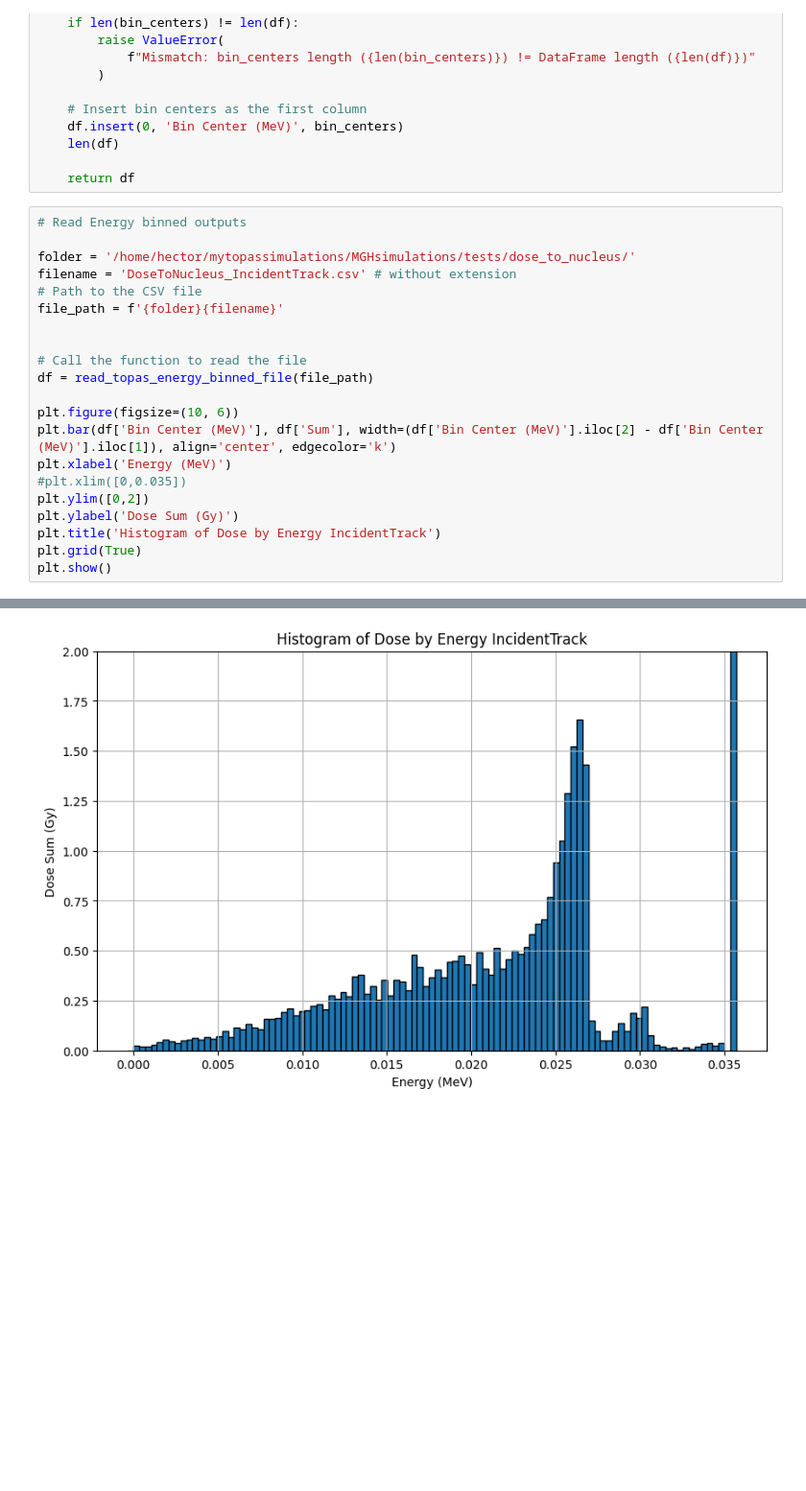
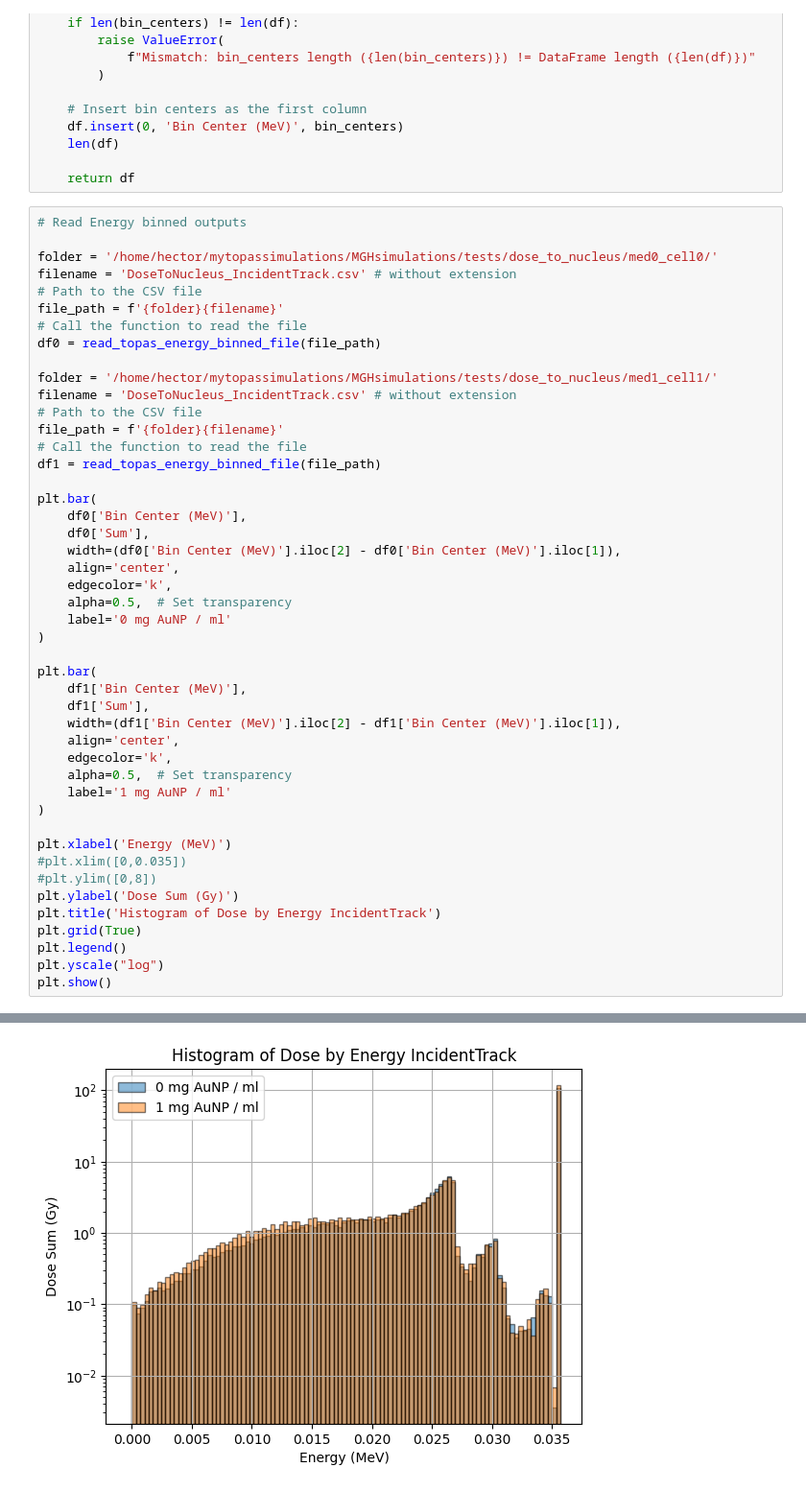
Before and after one commit to HectorMiras/MyTOPASPythonScripts, a Jupyter notebook: jupytertopascellsnp.ipynb, the cells around one changed output, grey strips where cells are left out. Shown at 96% size. Drawn from its saved outputs; the diff is of its cells as text; blank space fills up the shorter version.

```diff
--- a/jupytertopascellsnp.ipynb
+++ b/jupytertopascellsnp.ipynb
@@ -363,23 +363,48 @@ def read_topas_energy_binned_file(file_path):
 # %%
 # Read Energy binned outputs
 
-folder = '/home/hector/mytopassimulations/MGHsimulations/tests/dose_to_nucleus/'
+folder = '/home/hector/mytopassimulations/MGHsimulations/tests/dose_to_nucleus/med0_cell0/'
 filename = 'DoseToNucleus_IncidentTrack.csv' # without extension
 # Path to the CSV file
 file_path = f'{folder}{filename}'
+# Call the function to read the file
+df0 = read_topas_energy_binned_file(file_path)
 
+folder = '/home/hector/mytopassimulations/MGHsimulations/tests/dose_to_nucleus/med1_cell1/'
+filename = 'DoseToNucleus_IncidentTrack.csv' # without extension
+# Path to the CSV file
+file_path = f'{folder}{filename}'
+# Call the function to read the file
+df1 = read_topas_energy_binned_file(file_path)
 
-# Call the function to read the file
-df = read_topas_energy_binned_file(file_path)
+plt.bar(
+    df0['Bin Center (MeV)'],
+    df0['Sum'],
+    width=(df0['Bin Center (MeV)'].iloc[2] - df0['Bin Center (MeV)'].iloc[1]),
+    align='center',
+    edgecolor='k',
+    alpha=0.5,  # Set transparency
+    label='0 mg AuNP / ml'
+)
 
-plt.figure(figsize=(10, 6))
-plt.bar(df['Bin Center (MeV)'], df['Sum'], width=(df['Bin Center (MeV)'].iloc[2] - df['Bin Center (MeV)'].iloc[1]), align='center', edgecolor='k')
+plt.bar(
+    df1['Bin Center (MeV)'],
+    df1['Sum'],
+    width=(df1['Bin Center (MeV)'].iloc[2] - df1['Bin Center (MeV)'].iloc[1]),
+    align='center',
+    edgecolor='k',
+    alpha=0.5,  # Set transparency
+    label='1 mg AuNP / ml'
+)
+
 plt.xlabel('Energy (MeV)')
 #plt.xlim([0,0.035])
-plt.ylim([0,2])
+#plt.ylim([0,8])
 plt.ylabel('Dose Sum (Gy)')
 plt.title('Histogram of Dose by Energy IncidentTrack')
 plt.grid(True)
+plt.legend()
+plt.yscale("log")
 plt.show()
 # %% [output]
 103
@@ -388,4 +416,4 @@ plt.show()
-[figure, old version]
+[figure, new version]
 # %%
 # Read Energy binned outputs
 
```
Also changed, not shown: parts of 2 cells of this notebook.
